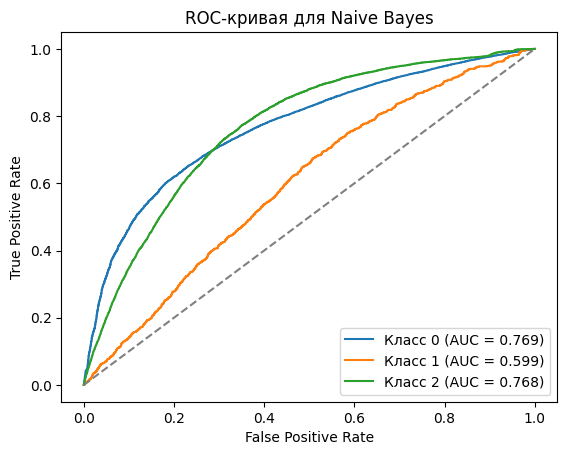
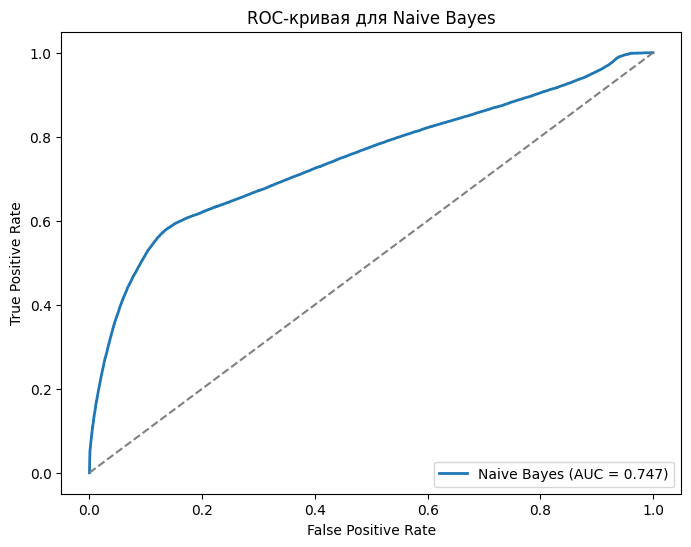
The notebook cell's code change between the first figure and the second:
--- before
+++ after
@@ -14,9 +14,8 @@
 print(f'Оценка кросс-валидации: {scores_nb.mean():.4f}')
 
-plt.figure()
-for i in range(n_classes):
-    fpr_nb, tpr_nb, _ = roc_curve(y_test_bin[:, i], y_prob_nb[:, i])
-    roc_auc_nb = auc(fpr_nb, tpr_nb)
-    plt.plot(fpr_nb, tpr_nb, label=f'Класс {i} (AUC = {roc_auc_nb:.3f})')
+plt.figure(figsize=(8, 6))
+fpr_nb, tpr_nb, _ = roc_curve(y_test_bin.ravel(), y_prob_nb.ravel())
+roc_auc_nb = auc(fpr_nb, tpr_nb)
+plt.plot(fpr_nb, tpr_nb, lw=2, label=f'Naive Bayes (AUC = {roc_auc_nb:.3f})')
 
 plt.plot([0,1], [0,1], linestyle='--', color='gray')

Commit: make plt